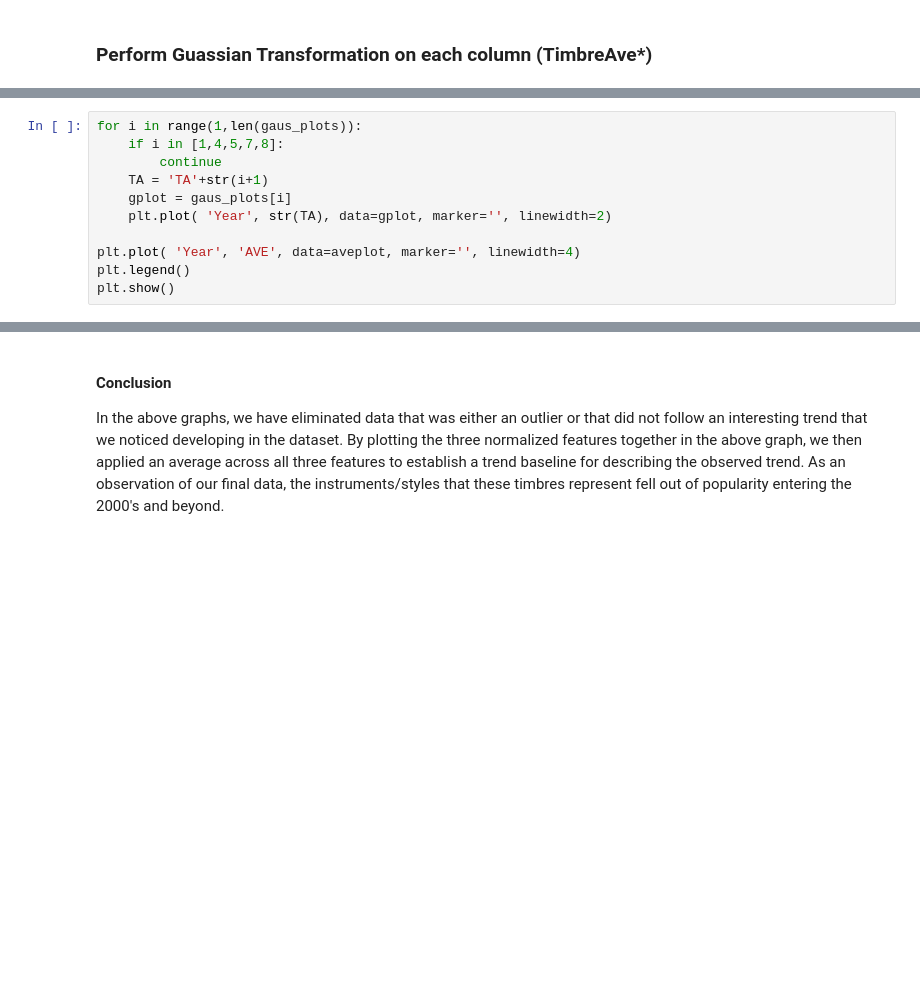
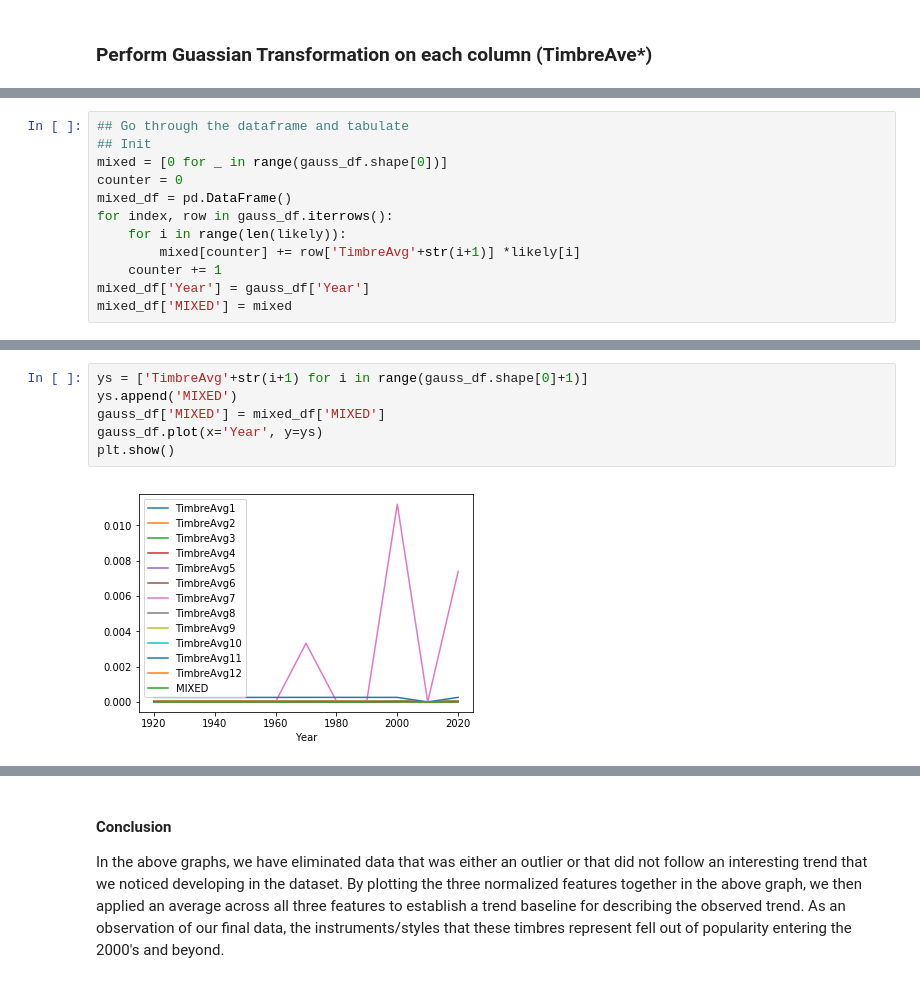
Before and after one commit to daltonhahn/eecs738-probably_interesting_data, a Jupyter notebook: notebooks/01-dahrla-prob-interesting-data-timbre.ipynb, the cells around one changed output, grey strips where cells are left out. Drawn from its saved outputs; the diff is of its cells as text; blank space fills up the shorter version.

```diff
--- a/notebooks/01-dahrla-prob-interesting-data-timbre.ipynb
+++ b/notebooks/01-dahrla-prob-interesting-data-timbre.ipynb
@@ -194,11 +144,0 @@ aveplot = pd.DataFrame({'Year': x,'AVE': y})
-# %%
-for i in range(1,len(gaus_plots)):
-    if i in [1,4,5,7,8]:
-        continue
-    TA = 'TA'+str(i+1)
-    gplot = gaus_plots[i]
-    plt.plot( 'Year', str(TA), data=gplot, marker='', linewidth=2)
-
-plt.plot( 'Year', 'AVE', data=aveplot, marker='', linewidth=4)
-plt.legend()
-plt.show()
@@ -206,0 +148,12 @@ plt.show()
+# %%
+## Go through the dataframe and tabulate
+## Init
+mixed = [0 for _ in range(gauss_df.shape[0])]
+counter = 0
+mixed_df = pd.DataFrame()
+for index, row in gauss_df.iterrows():
+    for i in range(len(likely)):
+        mixed[counter] += row['TimbreAvg'+str(i+1)] *likely[i]
+    counter += 1
+mixed_df['Year'] = gauss_df['Year']
+mixed_df['MIXED'] = mixed
@@ -206,0 +173,8 @@ plt.show()
+# %%
+ys = ['TimbreAvg'+str(i+1) for i in range(gauss_df.shape[0]+1)]
+ys.append('MIXED')
+gauss_df['MIXED'] = mixed_df['MIXED']
+gauss_df.plot(x='Year', y=ys)
+plt.show()
+# %% [output]
+[figure, added]
```
Also changed, not shown: parts of 15 cells of this notebook.
